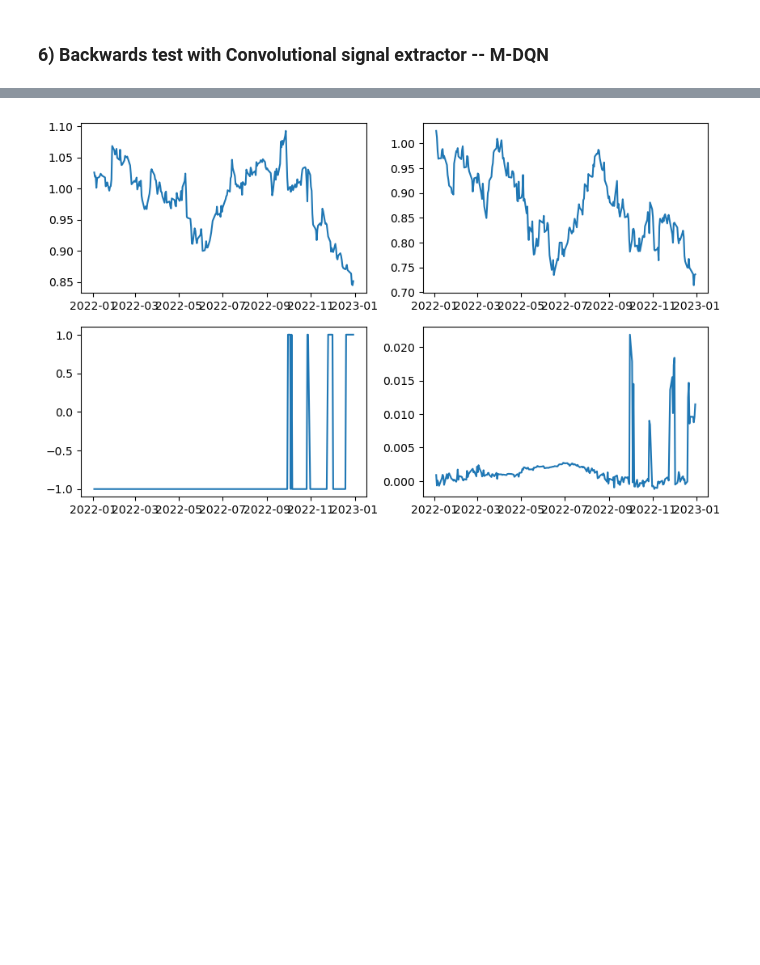
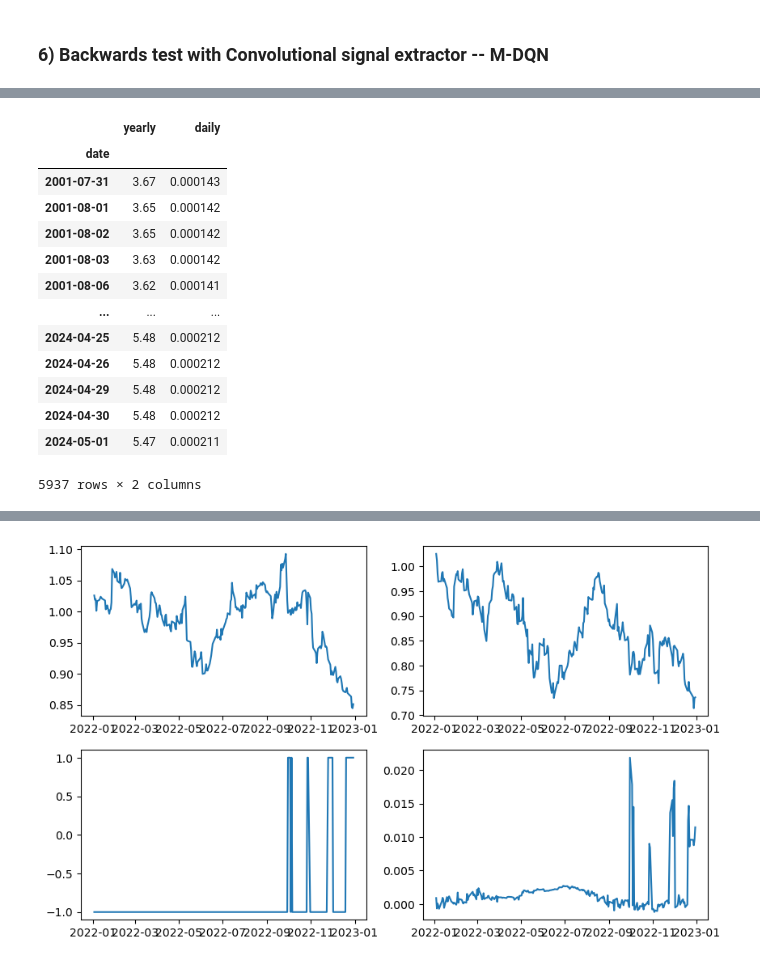
Before and after one commit to quintengeerts2000/MasterThesis-DRL_applications_to_stat_arb, a Jupyter notebook: empirical_analysis/RL_trading_tests.ipynb, the cells around one changed output, grey strips where cells are left out. Cells and saved outputs as stored; diff of their text form; code cells hidden in the pictures; blank space fills up the shorter version.

```diff
--- a/empirical_analysis/RL_trading_tests.ipynb
+++ b/empirical_analysis/RL_trading_tests.ipynb
@@ -1396,0 +1620,25 @@ for frame in range(1, frames+1):
+# %%
+R_f = pd.read_csv('risk_free.csv')
+R_f['DATE'] = pd.to_datetime(R_f['DATE'])
+R_f.rename(columns={'DATE':'date', 'DGS1MO':'yearly'},inplace=True)
+R_f[R_f['yearly'] == '.'] = np.nan
+R_f['yearly'] = R_f['yearly'].astype(float)
+R_f.set_index('date',inplace=True)
+R_f.fillna(method='ffill',inplace=True)
+R_f['daily'] = (R_f['yearly']/100+ 1) **(1/252) -1
+R_f
+# %% [output]
+|  | yearly | daily |
+| date |  |  |
+| 2001-07-31 | 3.67 | 0.000143 |
+| 2001-08-01 | 3.65 | 0.000142 |
+| 2001-08-02 | 3.65 | 0.000142 |
+| 2001-08-03 | 3.63 | 0.000142 |
+| 2001-08-06 | 3.62 | 0.000141 |
+| ... | ... | ... |
+| 2024-04-25 | 5.48 | 0.000212 |
+| 2024-04-26 | 5.48 | 0.000212 |
+| 2024-04-29 | 5.48 | 0.000212 |
+| 2024-04-30 | 5.48 | 0.000212 |
+| 2024-05-01 | 5.47 | 0.000211 |
+5937 rows × 2 columns
```
Also changed, not shown: parts of 22 cells of this notebook, 4 other files.
